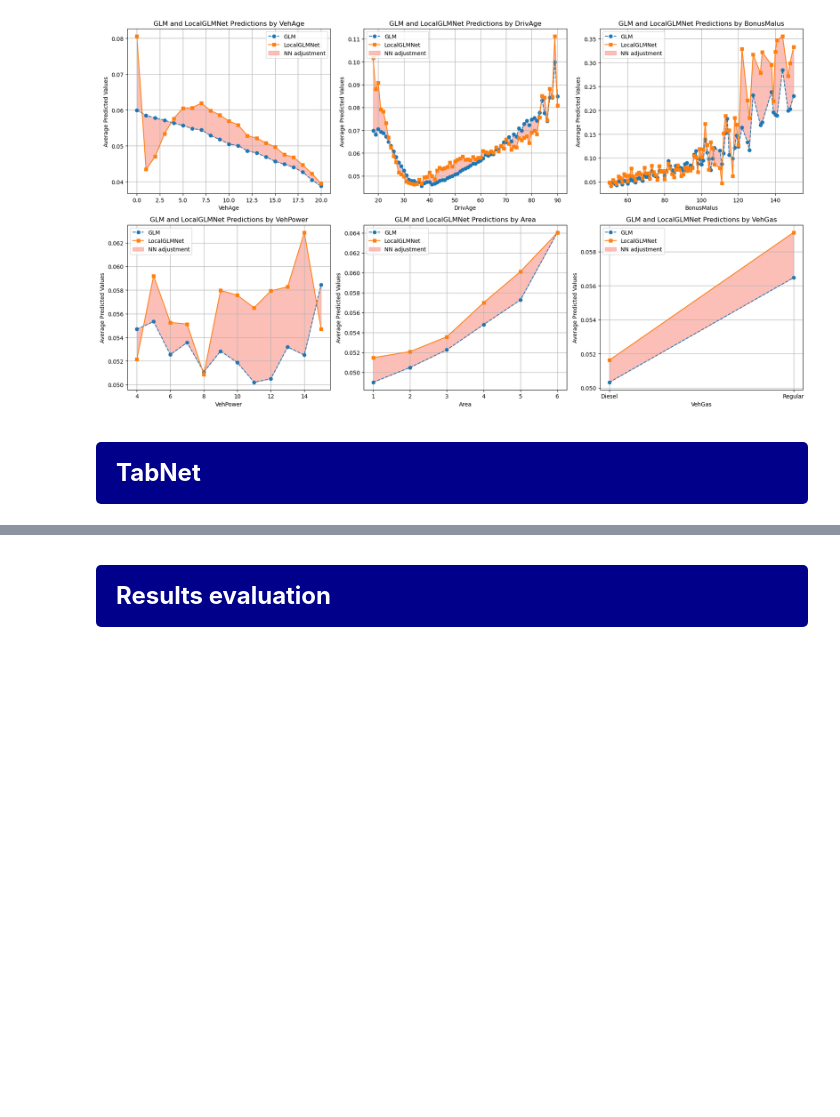
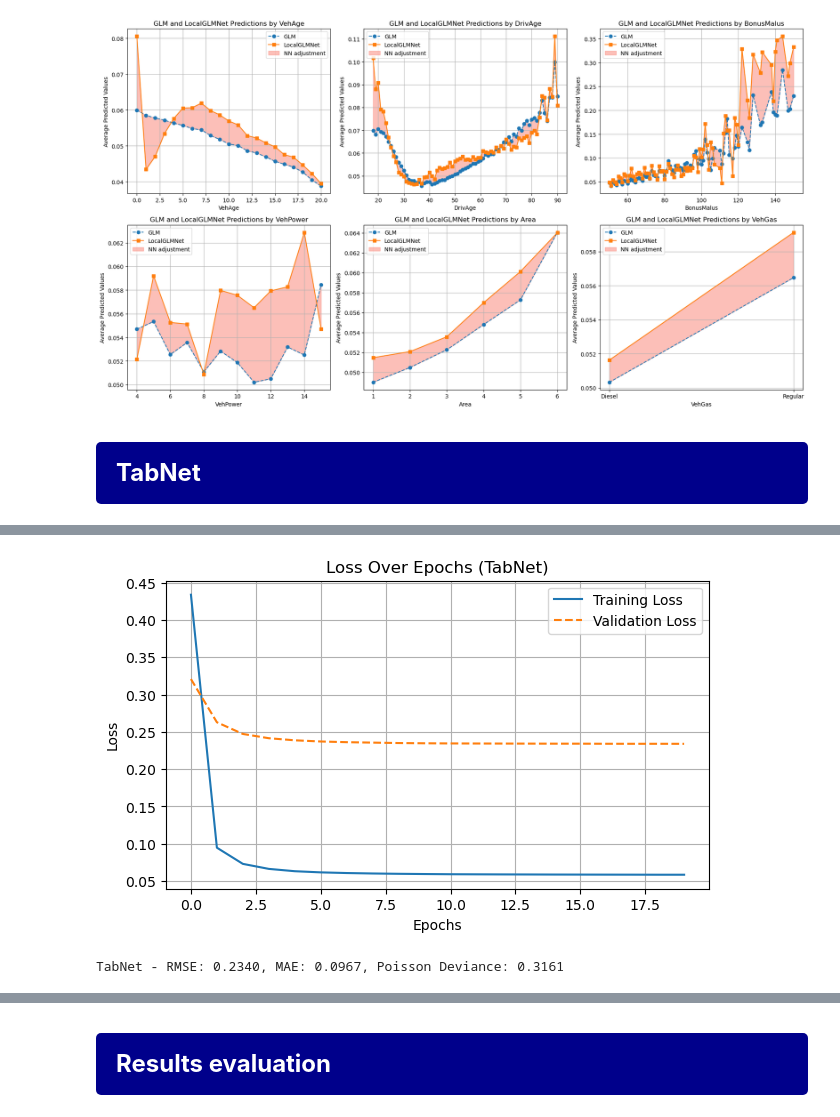
Before and after one commit to bart-custers/DL_for_Actuaries, a Jupyter notebook: notebooks/DL_for_Actuaries.ipynb, the cells around one changed output, grey strips where cells are left out. Drawn from its saved outputs; the diff is of its cells as text; code cells hidden in the pictures; blank space fills up the shorter version.

Commit message:
tabnet code update

```diff
--- a/notebooks/DL_for_Actuaries.ipynb
+++ b/notebooks/DL_for_Actuaries.ipynb
@@ -761,0 +769,18 @@ evaluate_model("TabNet", y_test, tabnet_preds_test)
+# %%
+# Initialize TabNet
+tabnet = TabNetRegressor(
+    optimizer_fn=torch.optim.Adam,
+    optimizer_params={"lr": 5e-5}, # Low learning rate to prevent overfitting
+    lambda_sparse=0.001,  # Encourage sparsity in feature selection
+    gamma=1.5,  # Increases feature reusability (higher values = less overfitting)
+    n_steps=3,  # Number of steps in the architecture
+)
+
+# Train the TabNet model
+tabnet.fit(X_train.values, y_train,
+           eval_set=[(X_test.values, y_test)],
+           eval_metric=['rmse'],
+           max_epochs=20,
+           batch_size=256,  # Reduce batch size to prevent overfitting (512)
+           virtual_batch_size=128,
+           patience=5)
@@ -761,0 +805,24 @@ evaluate_model("TabNet", y_test, tabnet_preds_test)
+# %%
+# Extract loss history from TabNet
+train_losses = tabnet.history["loss"]
+val_losses = tabnet.history["val_0_rmse"]
+
+# Plot the loss over epochs
+plt.figure(figsize=(7, 4))
+plt.plot(train_losses, label='Training Loss')
+plt.plot(val_losses, label='Validation Loss', linestyle='--')
+plt.title('Loss Over Epochs (TabNet)')
+plt.xlabel('Epochs')
+plt.ylabel('Loss')
+plt.legend()
+plt.grid(True)
+plt.show()
+# %% [output]
+[figure, added]
+# %%
+# Evaluate TabNet
+#tabnet_preds_test = np.exp(tabnet.predict(X_test.values))
+tabnet_preds_test = np.clip(tabnet.predict(X_test.values), a_min=1e-6, a_max=None)
+evaluate_model("TabNet", y_test, tabnet_preds_test)
+# %% [output]
+TabNet - RMSE: 0.2340, MAE: 0.0967, Poisson Deviance: 0.3161
```
Also changed, not shown: parts of 17 cells of this notebook.
